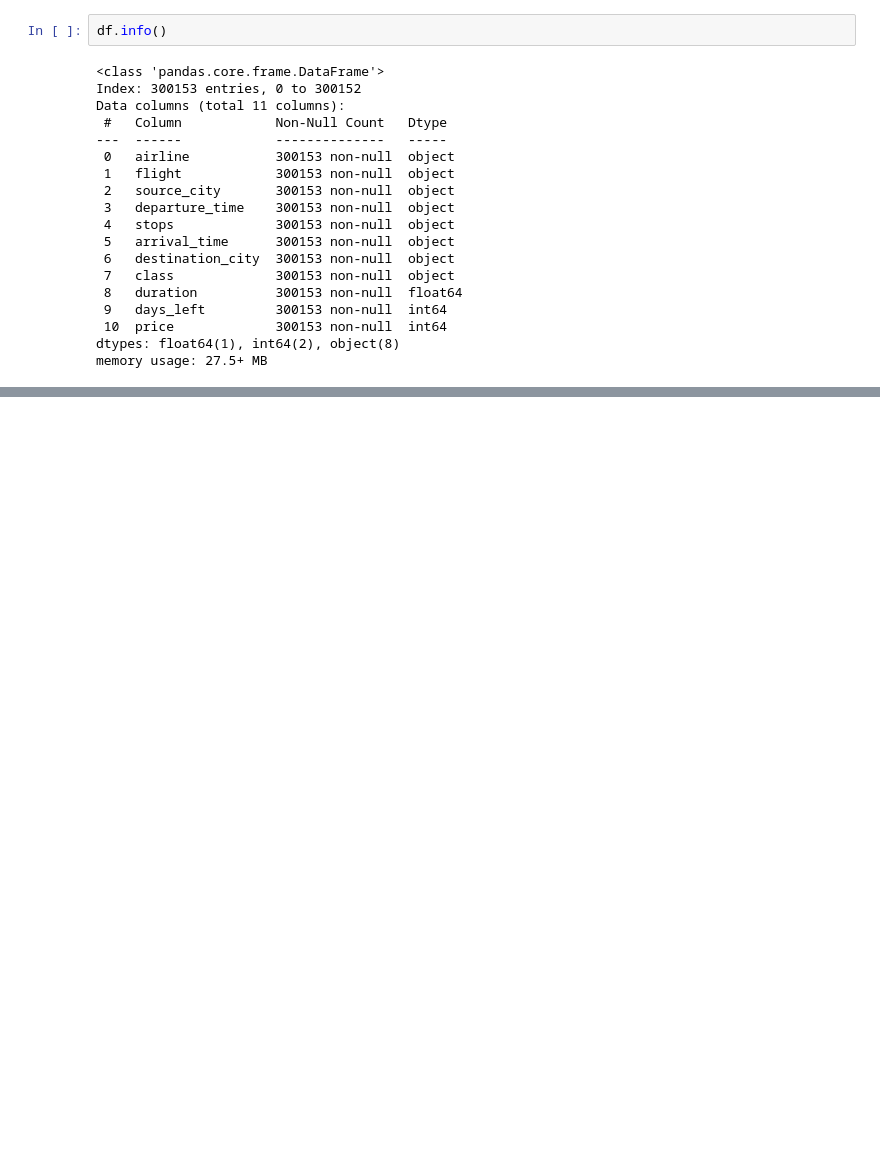
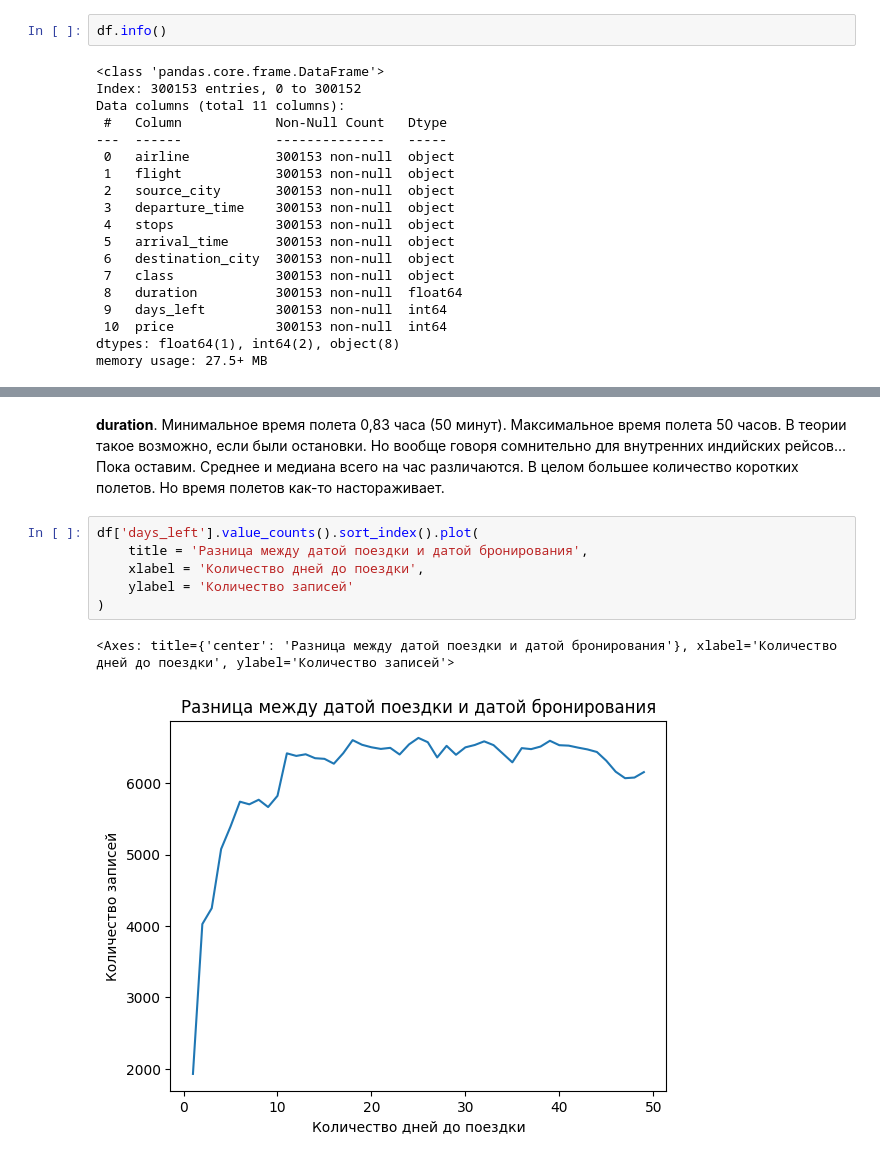
Before and after one commit to FragileMouse/flight-price-analysis, a Jupyter notebook: notebooks/analysis.ipynb, the cells around one changed output, grey strips where cells are left out. Drawn from its saved outputs; the diff is of its cells as text; blank space fills up the shorter version.

```diff
--- a/notebooks/analysis.ipynb
+++ b/notebooks/analysis.ipynb
@@ -121,0 +83,11 @@ print('\n')
+# %% [markdown]
+**duration**. Минимальное время полета 0,83 часа (50 минут). Максимальное время полета 50 часов. В теории такое возможно, если были остановки. Но вообще говоря сомнительно для внутренних индийских рейсов... Пока оставим. Среднее и медиана всего на час различаются. В целом большее количество коротких полетов. Но время полетов как-то настораживает.
+# %%
+df['days_left'].value_counts().sort_index().plot(
+    title = 'Разница между датой поездки и датой бронирования',
+    xlabel = 'Количество дней до поездки',
+    ylabel = 'Количество записей'
+)
+# %% [output]
+<Axes: title={'center': 'Разница между датой поездки и датой бронирования'}, xlabel='Количество дней до поездки', ylabel='Количество записей'>
+[figure, added]
```
Also changed, not shown: parts of 20 cells of this notebook.
